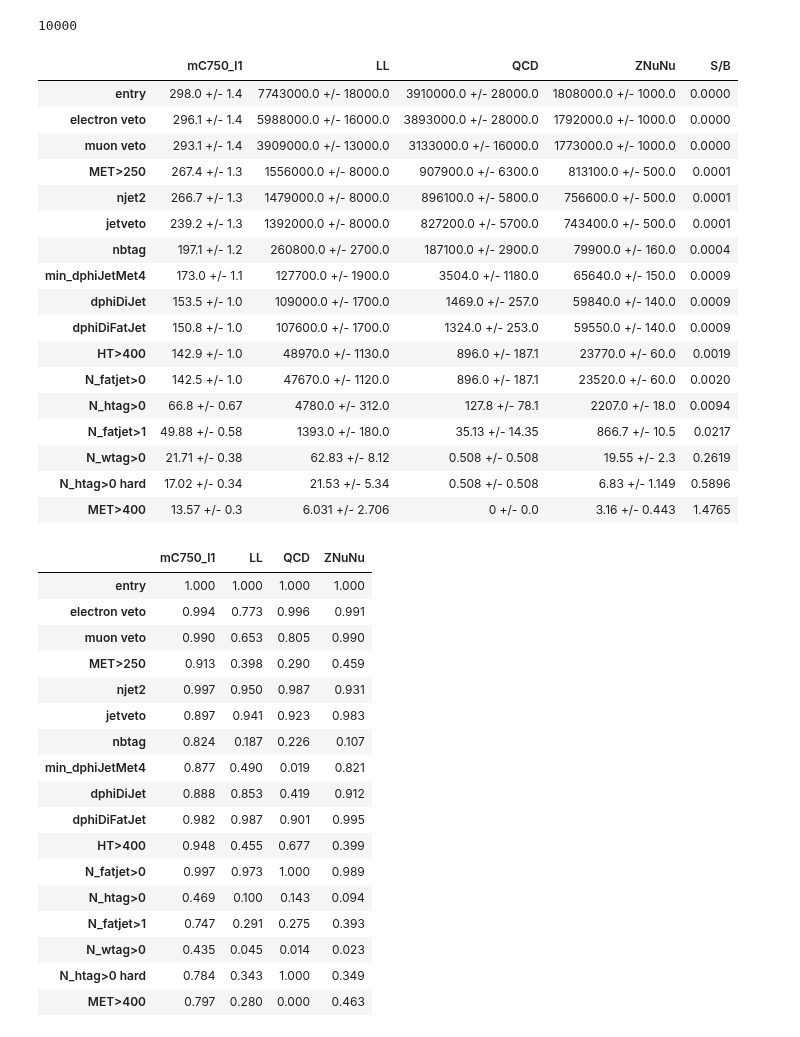
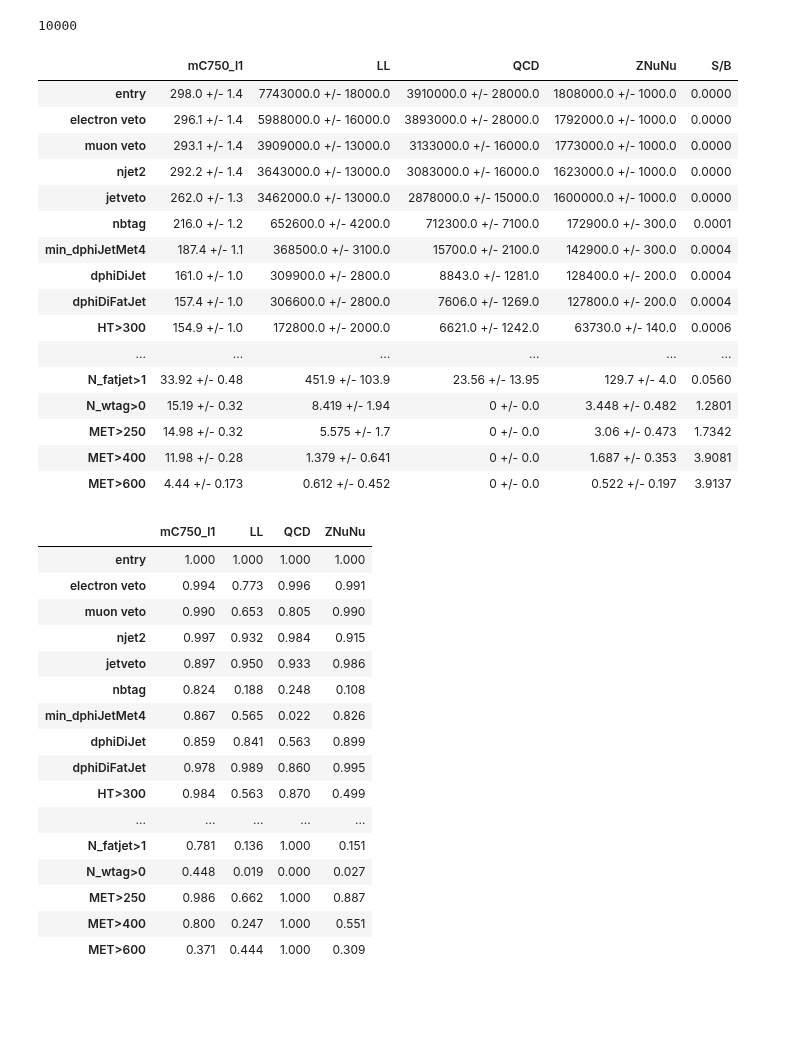
Before and after one commit to mirandabryson/tW_scattering, a Jupyter notebook: processor/daniels_cutflow.ipynb, the cells around one changed output. Drawn from its saved outputs; the diff is of its cells as text; code cells hidden in the pictures; blank space fills up the shorter version.

```diff
--- a/processor/daniels_cutflow.ipynb
+++ b/processor/daniels_cutflow.ipynb
@@ -252,7 +252,6 @@ class analysisProcessor(processor.ProcessorABC):
 
         cutflow.addRow( 'electron veto',   (electron.counts==0) )
         cutflow.addRow( 'muon veto',   (muon.counts==0) )
-        cutflow.addRow( 'MET>250',     (met_pt>250) )
         cutflow.addRow( 'njet2',       (jet.counts>=2) )
         cutflow.addRow( 'jetveto',       (jet.counts<=5) )
         cutflow.addRow( 'nbtag',       (btag.counts>=1) )
@@ -265,16 +264,20 @@ class analysisProcessor(processor.ProcessorABC):
 
         vetoQCD = copy.deepcopy(cutflow.selection)
 
-        cutflow.addRow( 'HT>400',      (ht>400) )
+        cutflow.addRow( 'HT>300',      (ht>300) )
         cutflow.addRow( 'N_fatjet>0',      (fatjet.counts>0) )
         cutflow.addRow( 'N_htag>0',     (htag.counts>0))
+        cutflow.addRow( 'H_mass>90',     ((lead_htag.msoftdrop>90).any()))
+        cutflow.addRow( 'H_mass<150',     ((lead_htag.msoftdrop<150).any()))
         cutflow.addRow( 'N_fatjet>1',      (fatjet.counts>1) )
         cutflow.addRow( 'N_wtag>0',     (wtag.counts>0))
 
         event_selection = copy.deepcopy(cutflow.selection)
 
-        cutflow.addRow( 'N_htag>0 hard',     (htag_hard.counts>0))
+        #cutflow.addRow( 'N_htag>0 hard',     (htag_hard.counts>0))
+        cutflow.addRow( 'MET>250',     (met_pt>250) )
         cutflow.addRow( 'MET>400',     (met_pt>400) )
+        cutflow.addRow( 'MET>600',     (met_pt>600) )
 
         # signal enriched selection of events
         signal_selection = cutflow.selection
@@ -431,32 +434,31 @@ else:
 # %%
 # Cutflow
 from Tools.helpers import getCutFlowTable
 
 #processes = ['mC750_l1', 'WJets', 'QCD', 'TTJets', 'ZNuNu', 'ST', 'ttW/ttZ', 'WW/WZ/ZZ']
 processes = ['mC750_l1', 'LL', 'QCD', 'ZNuNu']
 lines     = ['entry']
-lines    += ['electron veto', 'muon veto',  'MET>250', 'njet2', 'jetveto', 'nbtag', 'min_dphiJetMet4', 'dphiDiJet', 'dphiDiFatJet',  'HT>400', 'N_fatjet>0', 'N_htag>0',  'N_fatjet>1', 'N_wtag>0', 'N_htag>0 hard',  'MET>400']
+lines    += ['electron veto', 'muon veto', 'njet2', 'jetveto', 'nbtag', 'min_dphiJetMet4', 'dphiDiJet', 'dphiDiFatJet',  'HT>300', 'N_fatjet>0', 'N_htag>0', 'H_mass>90', 'H_mass<150',  'N_fatjet>1', 'N_wtag>0',  'MET>250',  'MET>400',  'MET>600']
 df        = getCutFlowTable(output, processes=processes, lines=lines, significantFigures=4, signal='mC750_l1')
 df
 # %% [output]
 |  | mC750_l1 | LL | QCD | ZNuNu | S/B |
 | entry | 298.0 +/- 1.4 | 7743000.0 +/- 18000.0 | 3910000.0 +/- 28000.0 | 1808000.0 +/- 1000.0 | 0.0000 |
 | electron veto | 296.1 +/- 1.4 | 5988000.0 +/- 16000.0 | 3893000.0 +/- 28000.0 | 1792000.0 +/- 1000.0 | 0.0000 |
 | muon veto | 293.1 +/- 1.4 | 3909000.0 +/- 13000.0 | 3133000.0 +/- 16000.0 | 1773000.0 +/- 1000.0 | 0.0000 |
-| MET>250 | 267.4 +/- 1.3 | 1556000.0 +/- 8000.0 | 907900.0 +/- 6300.0 | 813100.0 +/- 500.0 | 0.0001 |
-| njet2 | 266.7 +/- 1.3 | 1479000.0 +/- 8000.0 | 896100.0 +/- 5800.0 | 756600.0 +/- 500.0 | 0.0001 |
-| jetveto | 239.2 +/- 1.3 | 1392000.0 +/- 8000.0 | 827200.0 +/- 5700.0 | 743400.0 +/- 500.0 | 0.0001 |
-| nbtag | 197.1 +/- 1.2 | 260800.0 +/- 2700.0 | 187100.0 +/- 2900.0 | 79900.0 +/- 160.0 | 0.0004 |
-| min_dphiJetMet4 | 173.0 +/- 1.1 | 127700.0 +/- 1900.0 | 3504.0 +/- 1180.0 | 65640.0 +/- 150.0 | 0.0009 |
-| dphiDiJet | 153.5 +/- 1.0 | 109000.0 +/- 1700.0 | 1469.0 +/- 257.0 | 59840.0 +/- 140.0 | 0.0009 |
-| dphiDiFatJet | 150.8 +/- 1.0 | 107600.0 +/- 1700.0 | 1324.0 +/- 253.0 | 59550.0 +/- 140.0 | 0.0009 |
-| HT>400 | 142.9 +/- 1.0 | 48970.0 +/- 1130.0 | 896.0 +/- 187.1 | 23770.0 +/- 60.0 | 0.0019 |
-| N_fatjet>0 | 142.5 +/- 1.0 | 47670.0 +/- 1120.0 | 896.0 +/- 187.1 | 23520.0 +/- 60.0 | 0.0020 |
-| N_htag>0 | 66.8 +/- 0.67 | 4780.0 +/- 312.0 | 127.8 +/- 78.1 | 2207.0 +/- 18.0 | 0.0094 |
-| N_fatjet>1 | 49.88 +/- 0.58 | 1393.0 +/- 180.0 | 35.13 +/- 14.35 | 866.7 +/- 10.5 | 0.0217 |
-| N_wtag>0 | 21.71 +/- 0.38 | 62.83 +/- 8.12 | 0.508 +/- 0.508 | 19.55 +/- 2.3 | 0.2619 |
-| N_htag>0 hard | 17.02 +/- 0.34 | 21.53 +/- 5.34 | 0.508 +/- 0.508 | 6.83 +/- 1.149 | 0.5896 |
-| MET>400 | 13.57 +/- 0.3 | 6.031 +/- 2.706 | 0 +/- 0.0 | 3.16 +/- 0.443 | 1.4765 |
+| njet2 | 292.2 +/- 1.4 | 3643000.0 +/- 13000.0 | 3083000.0 +/- 16000.0 | 1623000.0 +/- 1000.0 | 0.0000 |
+| jetveto | 262.0 +/- 1.3 | 3462000.0 +/- 13000.0 | 2878000.0 +/- 15000.0 | 1600000.0 +/- 1000.0 | 0.0000 |
+| nbtag | 216.0 +/- 1.2 | 652600.0 +/- 4200.0 | 712300.0 +/- 7100.0 | 172900.0 +/- 300.0 | 0.0001 |
+| min_dphiJetMet4 | 187.4 +/- 1.1 | 368500.0 +/- 3100.0 | 15700.0 +/- 2100.0 | 142900.0 +/- 300.0 | 0.0004 |
+| dphiDiJet | 161.0 +/- 1.0 | 309900.0 +/- 2800.0 | 8843.0 +/- 1281.0 | 128400.0 +/- 200.0 | 0.0004 |
+| dphiDiFatJet | 157.4 +/- 1.0 | 306600.0 +/- 2800.0 | 7606.0 +/- 1269.0 | 127800.0 +/- 200.0 | 0.0004 |
+| HT>300 | 154.9 +/- 1.0 | 172800.0 +/- 2000.0 | 6621.0 +/- 1242.0 | 63730.0 +/- 140.0 | 0.0006 |
+| ... | ... | ... | ... | ... | ... |
+| N_fatjet>1 | 33.92 +/- 0.48 | 451.9 +/- 103.9 | 23.56 +/- 13.95 | 129.7 +/- 4.0 | 0.0560 |
+| N_wtag>0 | 15.19 +/- 0.32 | 8.419 +/- 1.94 | 0 +/- 0.0 | 3.448 +/- 0.482 | 1.2801 |
+| MET>250 | 14.98 +/- 0.32 | 5.575 +/- 1.7 | 0 +/- 0.0 | 3.06 +/- 0.473 | 1.7342 |
+| MET>400 | 11.98 +/- 0.28 | 1.379 +/- 0.641 | 0 +/- 0.0 | 1.687 +/- 0.353 | 3.9081 |
+| MET>600 | 4.44 +/- 0.173 | 0.612 +/- 0.452 | 0 +/- 0.0 | 0.522 +/- 0.197 | 3.9137 |
 # %%
 
 # Efficiencies
@@ -467,17 +469,16 @@ df
 | entry | 1.000 | 1.000 | 1.000 | 1.000 |
 | electron veto | 0.994 | 0.773 | 0.996 | 0.991 |
 | muon veto | 0.990 | 0.653 | 0.805 | 0.990 |
-| MET>250 | 0.913 | 0.398 | 0.290 | 0.459 |
-| njet2 | 0.997 | 0.950 | 0.987 | 0.931 |
-| jetveto | 0.897 | 0.941 | 0.923 | 0.983 |
-| nbtag | 0.824 | 0.187 | 0.226 | 0.107 |
-| min_dphiJetMet4 | 0.877 | 0.490 | 0.019 | 0.821 |
-| dphiDiJet | 0.888 | 0.853 | 0.419 | 0.912 |
-| dphiDiFatJet | 0.982 | 0.987 | 0.901 | 0.995 |
-| HT>400 | 0.948 | 0.455 | 0.677 | 0.399 |
-| N_fatjet>0 | 0.997 | 0.973 | 1.000 | 0.989 |
-| N_htag>0 | 0.469 | 0.100 | 0.143 | 0.094 |
-| N_fatjet>1 | 0.747 | 0.291 | 0.275 | 0.393 |
-| N_wtag>0 | 0.435 | 0.045 | 0.014 | 0.023 |
-| N_htag>0 hard | 0.784 | 0.343 | 1.000 | 0.349 |
-| MET>400 | 0.797 | 0.280 | 0.000 | 0.463 |
+| njet2 | 0.997 | 0.932 | 0.984 | 0.915 |
+| jetveto | 0.897 | 0.950 | 0.933 | 0.986 |
+| nbtag | 0.824 | 0.188 | 0.248 | 0.108 |
+| min_dphiJetMet4 | 0.867 | 0.565 | 0.022 | 0.826 |
+| dphiDiJet | 0.859 | 0.841 | 0.563 | 0.899 |
+| dphiDiFatJet | 0.978 | 0.989 | 0.860 | 0.995 |
+| HT>300 | 0.984 | 0.563 | 0.870 | 0.499 |
+| ... | ... | ... | ... | ... |
+| N_fatjet>1 | 0.781 | 0.136 | 1.000 | 0.151 |
+| N_wtag>0 | 0.448 | 0.019 | 0.000 | 0.027 |
+| MET>250 | 0.986 | 0.662 | 1.000 | 0.887 |
+| MET>400 | 0.800 | 0.247 | 1.000 | 0.551 |
+| MET>600 | 0.371 | 0.444 | 1.000 | 0.309 |
```
Also changed, not shown: 2 other files.
